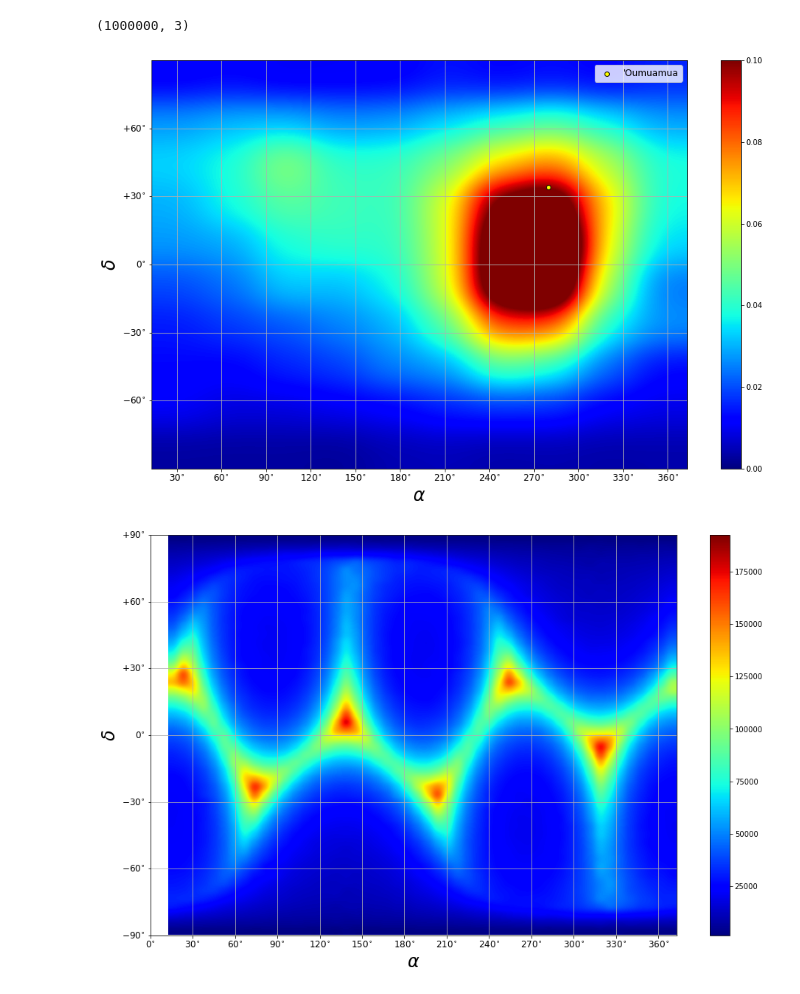
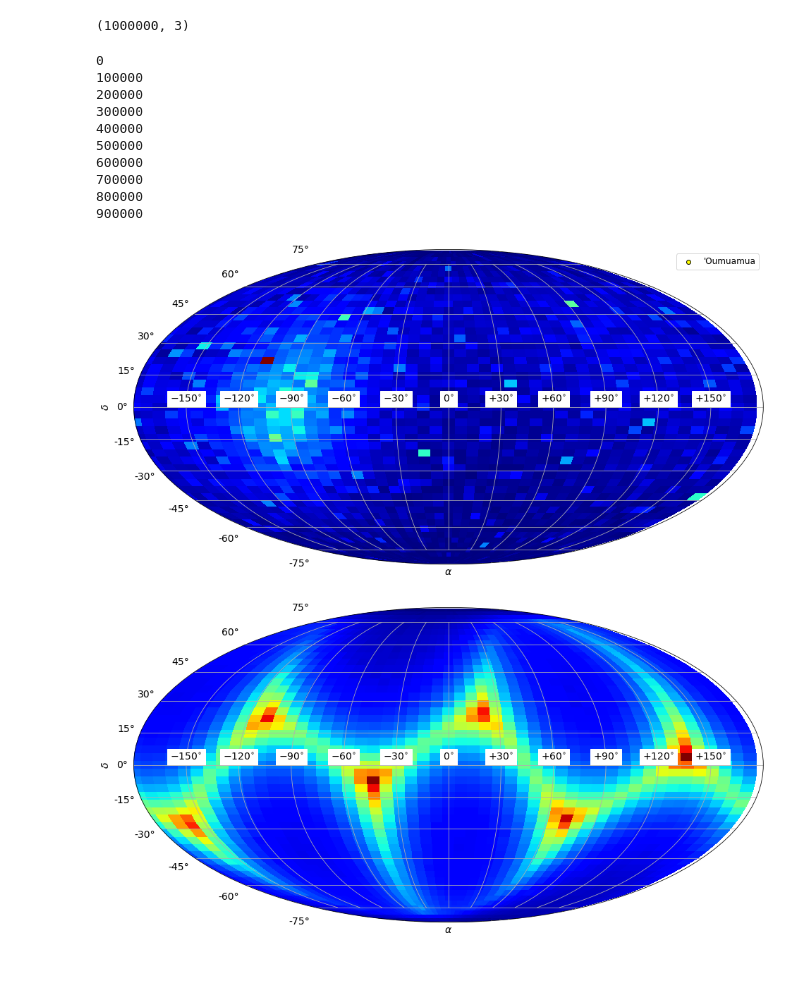
Before and after one commit to djhoover717/ISOAnalysis, a Jupyter notebook: generate_skymap.ipynb, the cells around one changed output. Drawn from its saved outputs; the diff is of its cells as text; code cells hidden in the pictures; blank space fills up the shorter version.

Commit message:
Updated plots for paper

```diff
--- a/generate_skymap.ipynb
+++ b/generate_skymap.ipynb
@@ -4,7 +4,12 @@ import matplotlib.pyplot as plt
 import numpy as np
 from scipy.special import erf
 import itertools
-from time import time as t
+
+plt.rcParams["xtick.major.size"] = 9
+plt.rcParams["xtick.major.width"] = 1.5
+plt.rcParams["ytick.major.size"] = 9
+plt.rcParams["ytick.major.width"] = 1.5
+plt.rcParams["font.size"] = 14
 
 VSUN = np.array([10.0, 11.0, 7.0])
 nu, nv, nw = 100, 100, 100
@@ -17,8 +22,6 @@ write_grid = False
 
 s1, s2, s3 = 26., 18., 15.    # for G stars
 vd = np.radians(12.)
-
-t0 = t()
 # %%
 def ga2equ(ga):
     pole_ra = np.radians(192.859508)
@@ -28,6 +31,9 @@ def ga2equ(ga):
     ra = np.arctan2(np.cos(ga[1])*np.cos(ga[0]-posangle), \
                     np.sin(ga[1])*np.cos(pole_dec) - np.cos(ga[1])*np.sin(pole_dec)*np.sin(ga[0]-posangle)) + pole_ra
     dec = np.arcsin(np.cos(ga[1])*np.cos(pole_dec)*np.sin(ga[0]-posangle) + np.sin(ga[1])*np.sin(pole_dec))
+
+    if ra > pi:
+        ra = ra - 2*pi
 
     return np.array([ra, dec])
 
@@ -71,8 +77,19 @@ if write_grid == True:
         skydec[i] = coords[1]
         prob[i] = prob_weight(v, 2.)*get_prob(v, [sr/nu, sr/nv, sr/nw], s1, s2, s3, vd)
         unfocused_prob[i] = get_prob(v, [sr/nu, sr/nv, sr/nw], s1, s2, s3, vd)
+# %% [output]
+0
+100000
+200000
+300000
+400000
+500000
+600000
+700000
+800000
+900000
 # %%
-MAINPATH = 'C:/Users/djhoo/Documents/ISO/distribution_function/'
+MAINPATH = 'distribution_function/'
 if write_grid == True:
     np.savetxt(MAINPATH + 'grid_data.txt', np.column_stack((skyra, skydec, prob, unfocused_prob)))
 else:
@@ -82,55 +99,51 @@ else:
     prob = grid_data[:, 2]
     unfocused_prob = grid_data[:, 3]
 # %%
-plt.figure(figsize=(16, 10))
+fig = plt.figure(figsize=(16, 10))
+ax = plt.subplot(111, projection='mollweide')
 
-h, xedges, yedges = np.histogram2d(skyra, skydec, bins=10, weights=prob)
-plt.imshow(h.T, origin='lower', extent=[xedges[0], xedges[-1], yedges[0], yedges[-1]], \
-           interpolation='gaussian', aspect='auto', cmap='jet', vmin=0., vmax=0.1)
-plt.colorbar()
+h, xedges, yedges = np.histogram2d(skyra, skydec, bins=50, weights=prob)
+im = ax.pcolormesh(xedges[:-1], yedges[:-1], h.T, cmap='jet', shading='auto')
 
-plt.xlabel(r'$\alpha$', fontsize=24)
-plt.xticks([0, pi/6, pi/3, pi/2, 2*pi/3, 5*pi/6, pi, 7*pi/6, 4*pi/3, 3*pi/2, 5*pi/3, 11*pi/6, 2*pi], \
-           [r'$0^{\circ}$', r'$30^{\circ}$', r'$60^{\circ}$', r'$90^{\circ}$', r'$120^{\circ}$', r'$150^{\circ}$', \
-            r'$180^{\circ}$', r'$210^{\circ}$', r'$240^{\circ}$', r'$270^{\circ}$', r'$300^{\circ}$', r'$330^{\circ}$', \
-            r'$360^{\circ}$'], fontsize=12)
+plt.xlabel(r'$\alpha$')
+plt.xticks([-5*pi/6, -2*pi/3, -pi/2, -pi/3, -pi/6, 0, pi/6, pi/3, pi/2, 2*pi/3, 5*pi/6], [ \
+        r'$-150^{\circ}$', r'$-120^{\circ}$', r'$-90^{\circ}$', r'$-60^{\circ}$', r'$-30^{\circ}$', r'$0^{\circ}$', \
+        r'$+30^{\circ}$', r'$+60^{\circ}$', r'$+90^{\circ}$', r'$+120^{\circ}$', r'$+150^{\circ}$'], \
+        backgroundcolor='white')
 
-plt.ylabel(r'$\delta$', fontsize=24)
-plt.yticks([-pi/2, -pi/3, -pi/6, 0, pi/6, pi/3, pi/2], [r'$-90^{\circ}$', r'$-60^{\circ}$', r'$-30^{\circ}$', \
-        r'$0^{\circ}$', r'$+30^{\circ}$', r'$+60^{\circ}$', r'$+90^{\circ}$'], fontsize=12)
+plt.ylabel(r'$\delta$')
 plt.grid(True)
 
 plt.scatter(OUMUAMUA_COORDS[0], OUMUAMUA_COORDS[1], c='yellow', edgecolor='k', label="'Oumuamua")
 plt.legend(loc='upper right', fontsize=12)
 
 plt.show()
 # %% [output]
-[figure, old version]
+[figure, new version]
 # %%
 speed_init = np.sqrt(np.sum(vgal**2, axis=1))
 
-plt.figure(figsize=(16,10))
+fig = plt.figure(figsize=(16,10))
+ax = plt.subplot(111, projection='mollweide')
 
 h, xedges, yedges = np.histogram2d(skyra, skydec, bins=50, \
                                   weights=speed_init)
-plt.imshow(h.T, origin='lower', extent=[xedges[0], xedges[-1], yedges[0], yedges[-1]], \
-          interpolation='gaussian', aspect='auto', cmap='jet')
-plt.colorbar()
+im = ax.pcolormesh(xedges[:-1], yedges[:-1], h.T, cmap='jet', shading='auto')
+
+
 plt.grid(True)
 
-plt.xlabel(r'$\alpha$', fontsize=24)
-plt.xticks([0, pi/6, pi/3, pi/2, 2*pi/3, 5*pi/6, pi, 7*pi/6, 4*pi/3, 3*pi/2, 5*pi/3, 11*pi/6, 2*pi], \
-           [r'$0^{\circ}$', r'$30^{\circ}$', r'$60^{\circ}$', r'$90^{\circ}$', r'$120^{\circ}$', r'$150^{\circ}$', \
-            r'$180^{\circ}$', r'$210^{\circ}$', r'$240^{\circ}$', r'$270^{\circ}$', r'$300^{\circ}$', r'$330^{\circ}$', \
-            r'$360^{\circ}$'], fontsize=12)
+plt.xlabel(r'$\alpha$')
+plt.xticks([-5*pi/6, -2*pi/3, -pi/2, -pi/3, -pi/6, 0, pi/6, pi/3, pi/2, 2*pi/3, 5*pi/6], [ \
+        r'$-150^{\circ}$', r'$-120^{\circ}$', r'$-90^{\circ}$', r'$-60^{\circ}$', r'$-30^{\circ}$', r'$0^{\circ}$', \
+        r'$+30^{\circ}$', r'$+60^{\circ}$', r'$+90^{\circ}$', r'$+120^{\circ}$', r'$+150^{\circ}$'], \
+        backgroundcolor='white')
 
-plt.ylabel(r'$\delta$', fontsize=24)
-plt.yticks([-pi/2, -pi/3, -pi/6, 0, pi/6, pi/3, pi/2], [r'$-90^{\circ}$', r'$-60^{\circ}$', r'$-30^{\circ}$', \
-        r'$0^{\circ}$', r'$+30^{\circ}$', r'$+60^{\circ}$', r'$+90^{\circ}$'], fontsize=12)
+plt.ylabel(r'$\delta$')
 
 plt.show()
 # %% [output]
-[figure, old version]
+[figure, new version]
 # %%
 hist, bin_edges = np.histogram(speed_init, weights=unfocused_prob, bins=100)
 plt.plot(hist)
```
Also changed, not shown: parts of 5 cells of this notebook, 1 other file.
